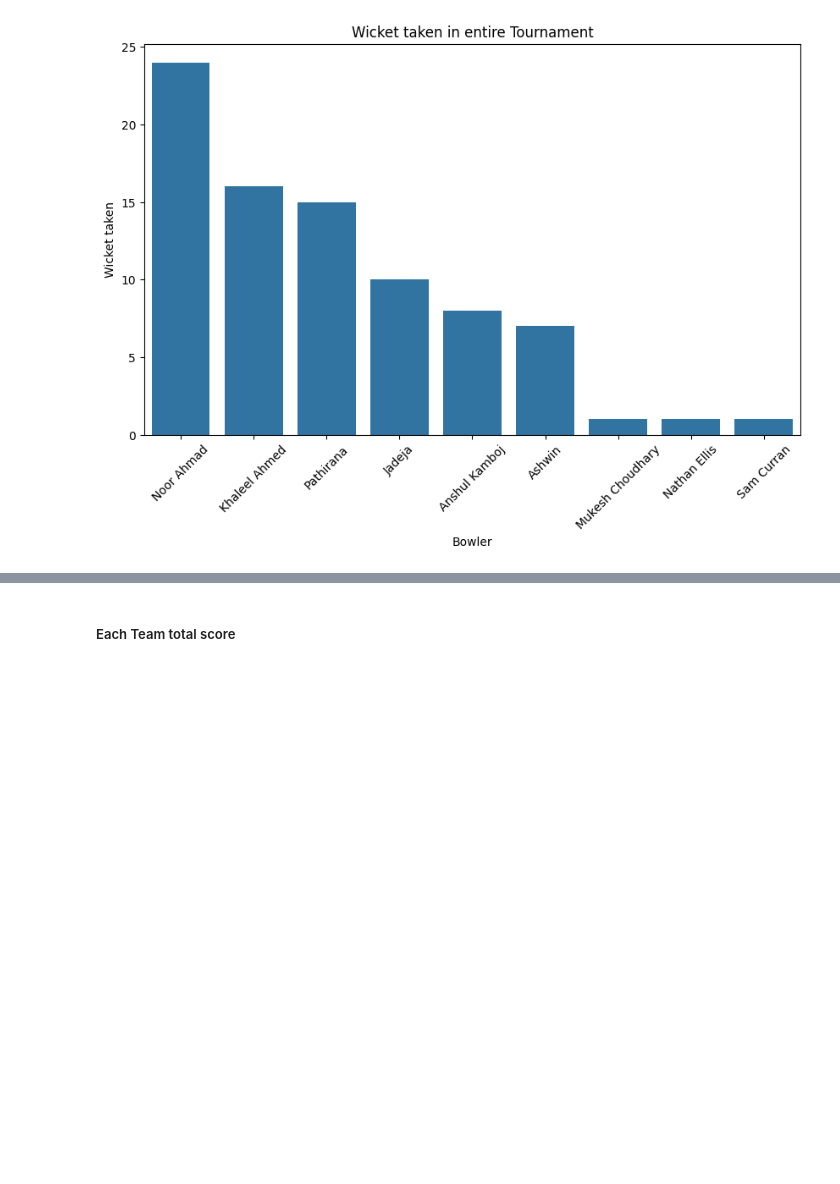
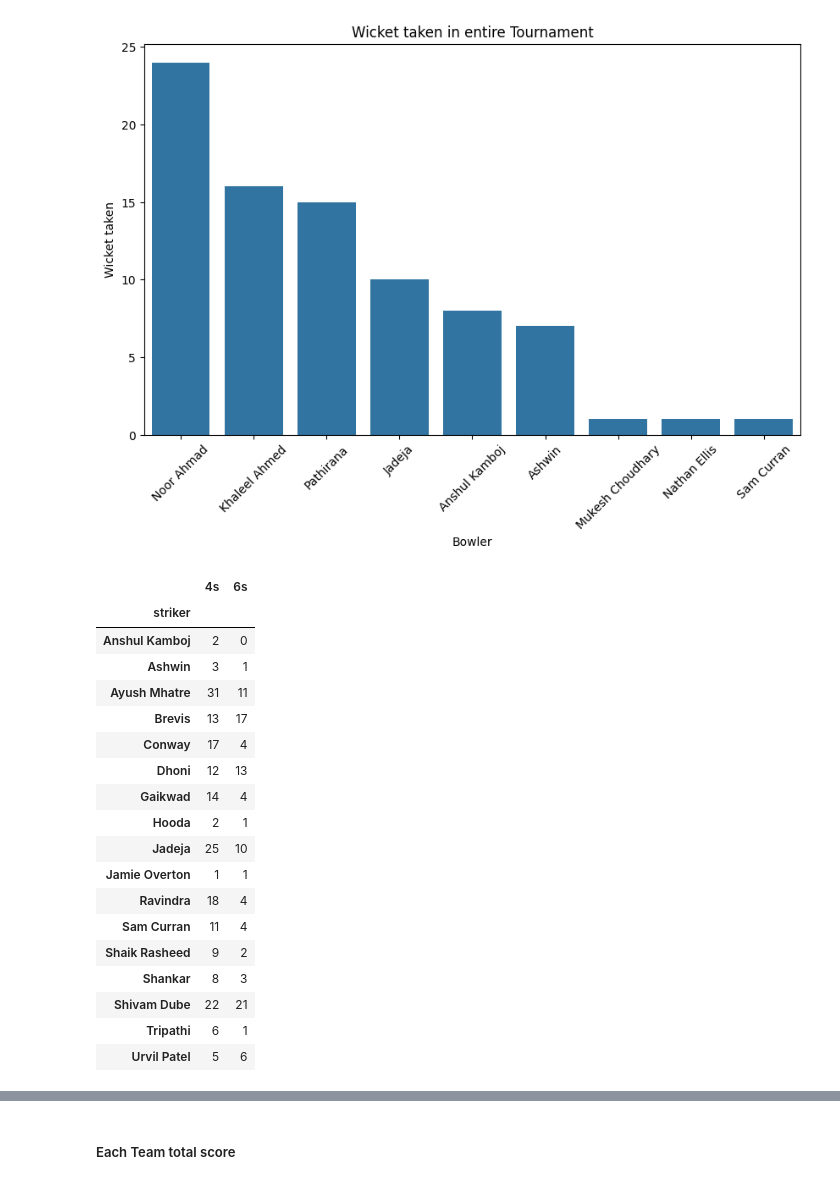
Before and after one commit to Seetharamanrs/ipl_2025_analysis, a Jupyter notebook: Analysis/Notebook.ipynb, the cells around one changed output, grey strips where cells are left out. Drawn from its saved outputs; the diff is of its cells as text; code cells hidden in the pictures; blank space fills up the shorter version.

```diff
--- a/Analysis/Notebook.ipynb
+++ b/Analysis/Notebook.ipynb
@@ -284,0 +287,25 @@ plt.show()
+# %%
+
+boundaries=total_bound.groupby(['striker','runs_of_bat']).size().unstack().fillna(0)
+boundaries.columns=["4s","6s"]
+boundaries.astype(int)
+# %% [output]
+|  | 4s | 6s |
+| striker |  |  |
+| Anshul Kamboj | 2 | 0 |
+| Ashwin | 3 | 1 |
+| Ayush Mhatre | 31 | 11 |
+| Brevis | 13 | 17 |
+| Conway | 17 | 4 |
+| Dhoni | 12 | 13 |
+| Gaikwad | 14 | 4 |
+| Hooda | 2 | 1 |
+| Jadeja | 25 | 10 |
+| Jamie Overton | 1 | 1 |
+| Ravindra | 18 | 4 |
+| Sam Curran | 11 | 4 |
+| Shaik Rasheed | 9 | 2 |
+| Shankar | 8 | 3 |
+| Shivam Dube | 22 | 21 |
+| Tripathi | 6 | 1 |
+| Urvil Patel | 5 | 6 |
```
Also changed, not shown: parts of 4 cells of this notebook.
